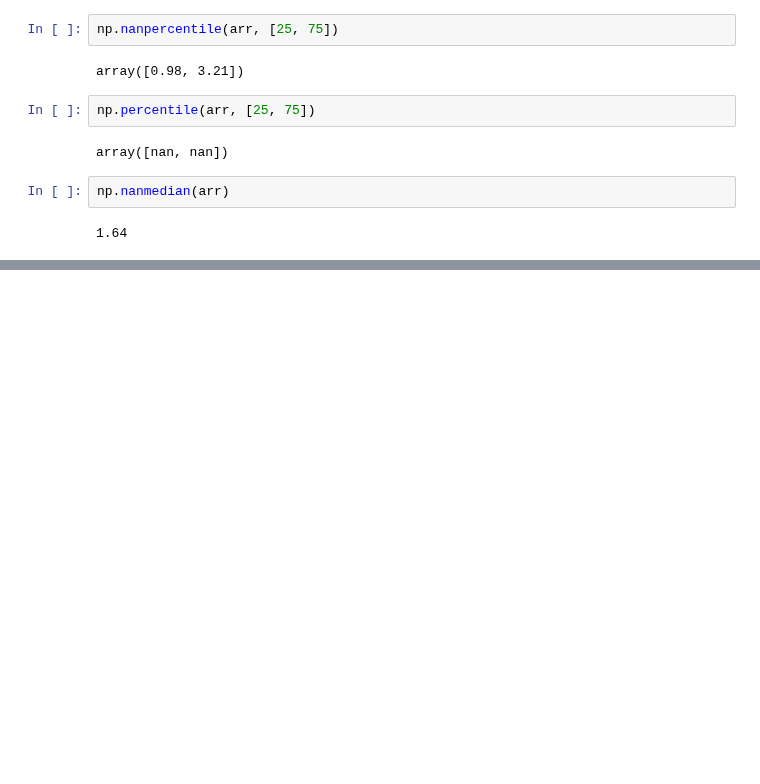
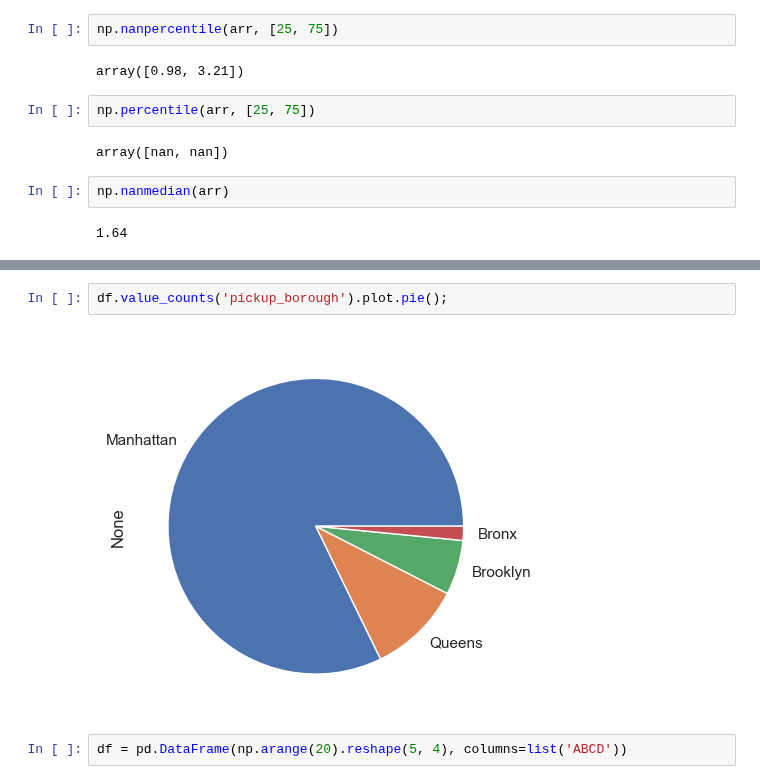
Before and after one commit to gbrs/ipython_notebook_probes, a Jupyter notebook: Probe.ipynb, the cells around one changed output, grey strips where cells are left out. Saved outputs shown, nothing was run; the diff lists cells and outputs as text; blank space fills up the shorter version.

```diff
--- a/Probe.ipynb
+++ b/Probe.ipynb
@@ -1013,0 +1032,6 @@ np.nanmedian(arr)
+# %%
+df.value_counts('pickup_borough').plot.pie();
+# %% [output]
+[figure, added]
+# %%
+df = pd.DataFrame(np.arange(20).reshape(5, 4), columns=list('ABCD'))
```
Also changed, not shown: parts of 19 cells of this notebook.
